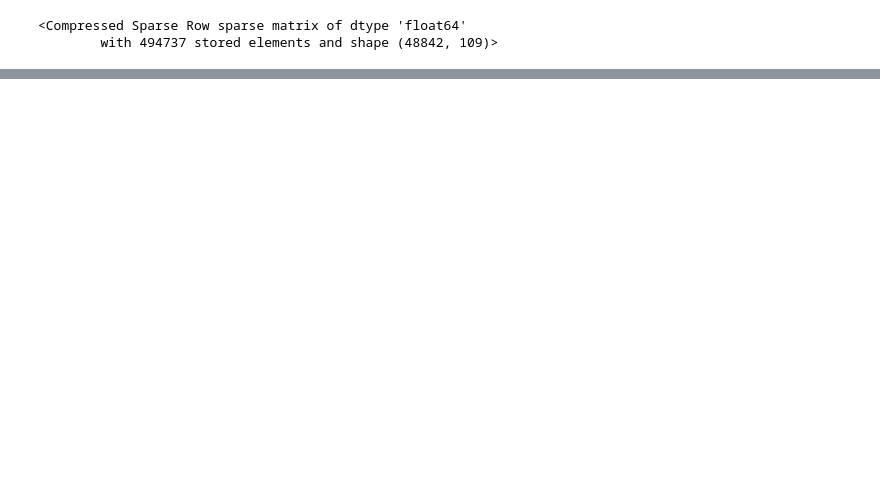
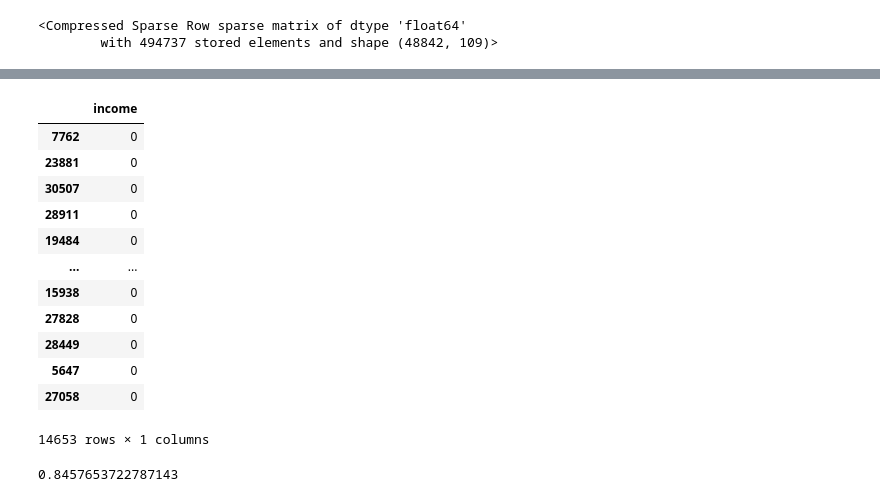
Before and after one commit to SP2024MINE/proyecto_final_izainea, a Jupyter notebook: Codigo/Cuaderno_Experimentos_AS.ipynb, the cells around one changed output, grey strips where cells are left out. Saved outputs shown, nothing was run; the diff lists cells and outputs as text; code cells hidden in the pictures; blank space fills up the shorter version.

```diff
--- a/Codigo/Cuaderno_Experimentos_AS.ipynb
+++ b/Codigo/Cuaderno_Experimentos_AS.ipynb
@@ -269,0 +394,24 @@ preprocesador.transform(X)
+# %%
+y_test
+# %% [output]
+|  | income |
+| 7762 | 0 |
+| 23881 | 0 |
+| 30507 | 0 |
+| 28911 | 0 |
+| 19484 | 0 |
+| ... | ... |
+| 15938 | 0 |
+| 27828 | 0 |
+| 28449 | 0 |
+| 5647 | 0 |
+| 27058 | 0 |
+14653 rows × 1 columns
+# %%
+mi_segundo_pipeline.fit(X_train, y_train)
+
+y_pred=mi_segundo_pipeline.predict(X_test)
+
+accuracy_score(y_test, y_pred)
+# %% [output]
+0.8457653722787143
```
Also changed, not shown: parts of 24 cells of this notebook, 2 other files.
